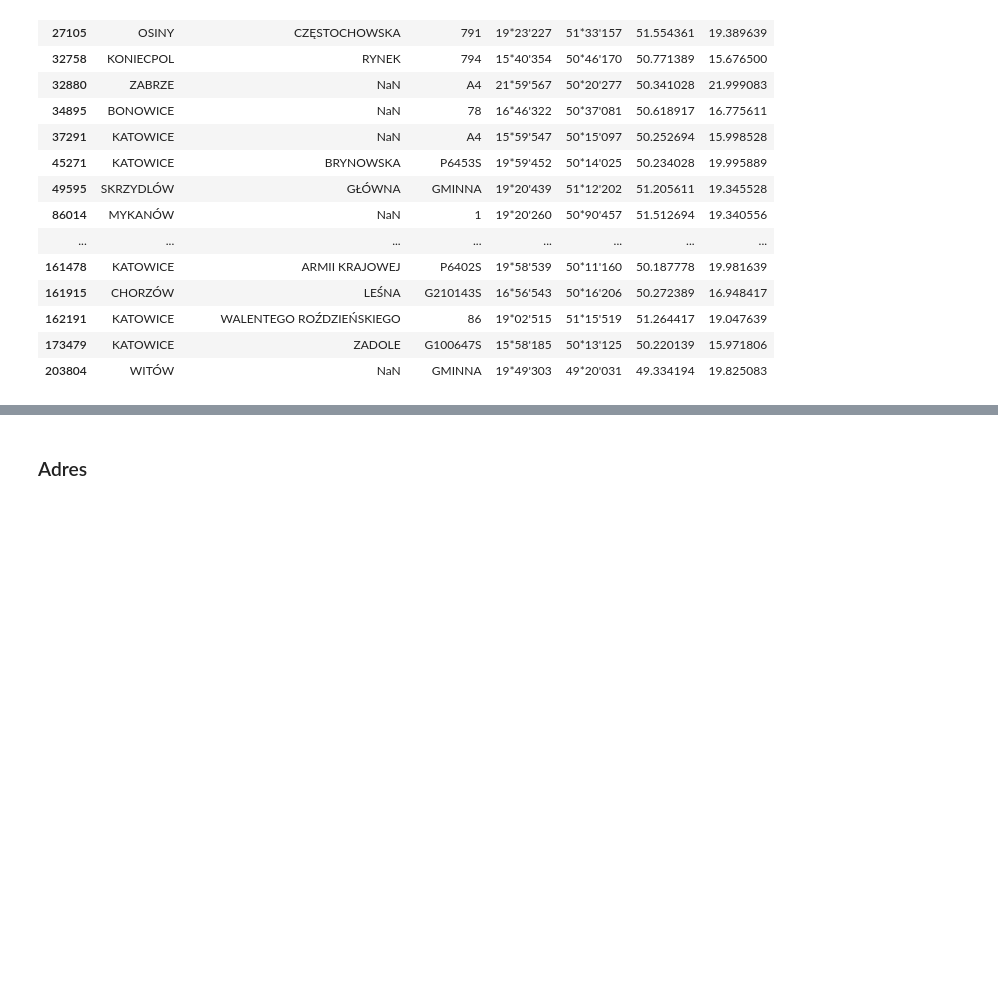
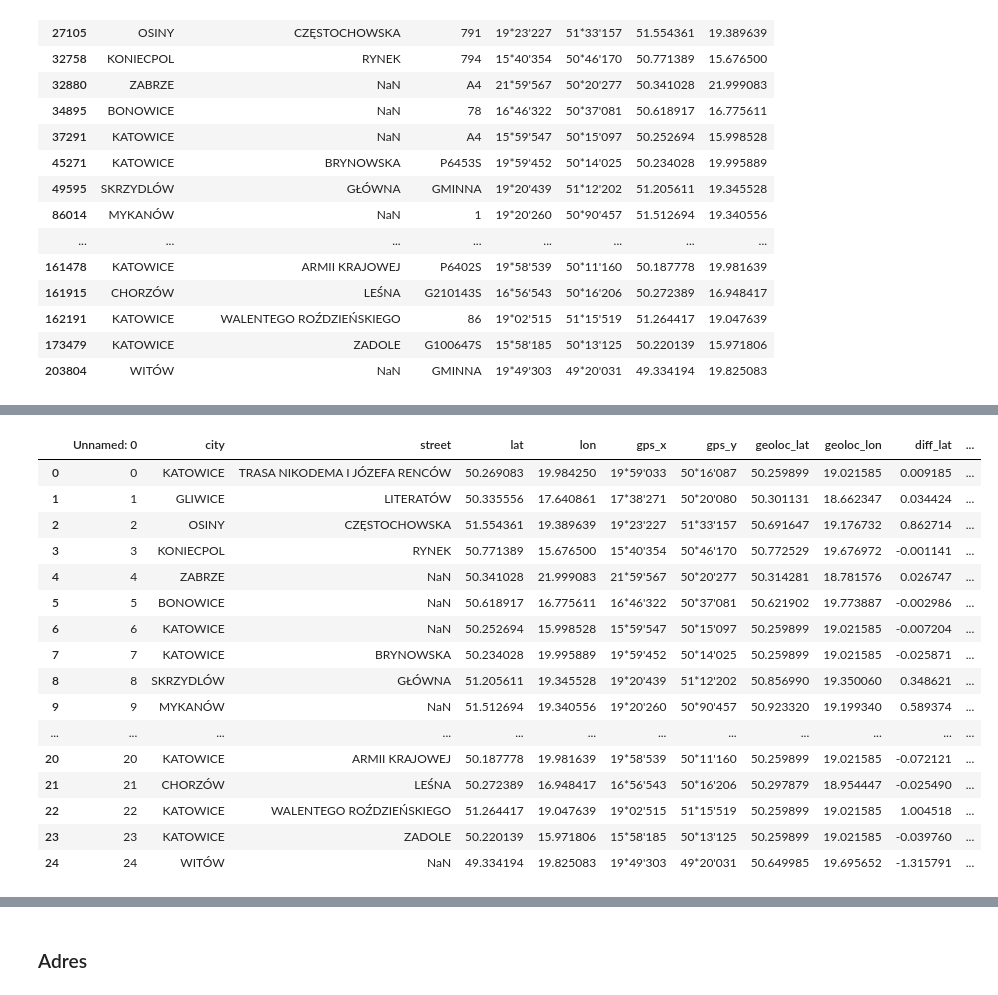
Before and after one commit to mgurg/DWC_KTW, a Jupyter notebook: Accidents/A_01.ipynb, the cells around one changed output, grey strips where cells are left out. Cells and saved outputs as stored; diff of their text form; code cells hidden in the pictures; blank space fills up the shorter version.

```diff
--- a/Accidents/A_01.ipynb
+++ b/Accidents/A_01.ipynb
@@ -271,0 +337,27 @@ array([ 15349,  20566,  27105,  32758,  32880,  34895,  37291,  45271,
+# %%
+df_=pd.read_csv('./data/geo_loc.csv')
+
+df_.iloc[2, df_.columns.get_loc('geoloc_lat')] = 50.6916467
+df_.iloc[2, df_.columns.get_loc('geoloc_lon')] = 19.1767317
+
+df_['diff_lat'] = df_['lat']-df_['geoloc_lat']
+df_['diff_lon'] = df_['lon']-df_['geoloc_lon']
+df_
+# %% [output]
+|  | Unnamed: 0 | city | street | lat | lon | gps_x | gps_y | geoloc_lat | geoloc_lon | diff_lat | ... |
+| 0 | 0 | KATOWICE | TRASA NIKODEMA I JÓZEFA RENCÓW | 50.269083 | 19.984250 | 19*59'033 | 50*16'087 | 50.259899 | 19.021585 | 0.009185 | ... |
+| 1 | 1 | GLIWICE | LITERATÓW | 50.335556 | 17.640861 | 17*38'271 | 50*20'080 | 50.301131 | 18.662347 | 0.034424 | ... |
+| 2 | 2 | OSINY | CZĘSTOCHOWSKA | 51.554361 | 19.389639 | 19*23'227 | 51*33'157 | 50.691647 | 19.176732 | 0.862714 | ... |
+| 3 | 3 | KONIECPOL | RYNEK | 50.771389 | 15.676500 | 15*40'354 | 50*46'170 | 50.772529 | 19.676972 | -0.001141 | ... |
+| 4 | 4 | ZABRZE | NaN | 50.341028 | 21.999083 | 21*59'567 | 50*20'277 | 50.314281 | 18.781576 | 0.026747 | ... |
+| 5 | 5 | BONOWICE | NaN | 50.618917 | 16.775611 | 16*46'322 | 50*37'081 | 50.621902 | 19.773887 | -0.002986 | ... |
+| 6 | 6 | KATOWICE | NaN | 50.252694 | 15.998528 | 15*59'547 | 50*15'097 | 50.259899 | 19.021585 | -0.007204 | ... |
+| 7 | 7 | KATOWICE | BRYNOWSKA | 50.234028 | 19.995889 | 19*59'452 | 50*14'025 | 50.259899 | 19.021585 | -0.025871 | ... |
+| 8 | 8 | SKRZYDLÓW | GŁÓWNA | 51.205611 | 19.345528 | 19*20'439 | 51*12'202 | 50.856990 | 19.350060 | 0.348621 | ... |
+| 9 | 9 | MYKANÓW | NaN | 51.512694 | 19.340556 | 19*20'260 | 50*90'457 | 50.923320 | 19.199340 | 0.589374 | ... |
+| ... | ... | ... | ... | ... | ... | ... | ... | ... | ... | ... | ... |
+| 20 | 20 | KATOWICE | ARMII KRAJOWEJ | 50.187778 | 19.981639 | 19*58'539 | 50*11'160 | 50.259899 | 19.021585 | -0.072121 | ... |
+| 21 | 21 | CHORZÓW | LEŚNA | 50.272389 | 16.948417 | 16*56'543 | 50*16'206 | 50.297879 | 18.954447 | -0.025490 | ... |
+| 22 | 22 | KATOWICE | WALENTEGO ROŹDZIEŃSKIEGO | 51.264417 | 19.047639 | 19*02'515 | 51*15'519 | 50.259899 | 19.021585 | 1.004518 | ... |
+| 23 | 23 | KATOWICE | ZADOLE | 50.220139 | 15.971806 | 15*58'185 | 50*13'125 | 50.259899 | 19.021585 | -0.039760 | ... |
+| 24 | 24 | WITÓW | NaN | 49.334194 | 19.825083 | 19*49'303 | 49*20'031 | 50.649985 | 19.695652 | -1.315791 | ... |
```
Also changed, not shown: parts of 49 cells of this notebook, 2 other files.
